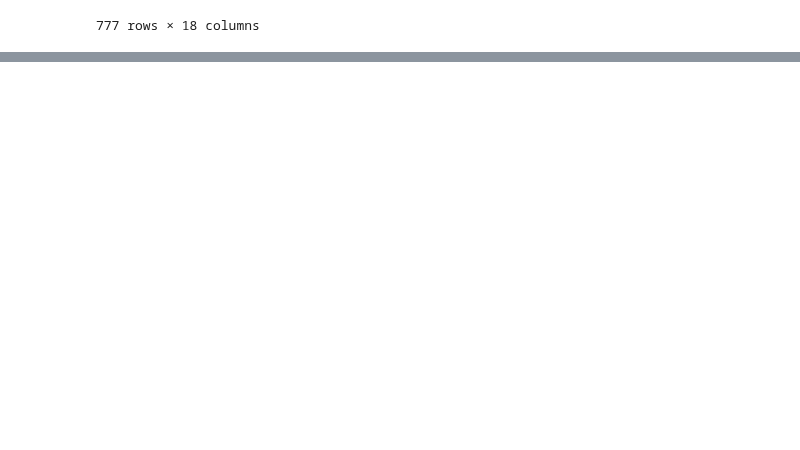
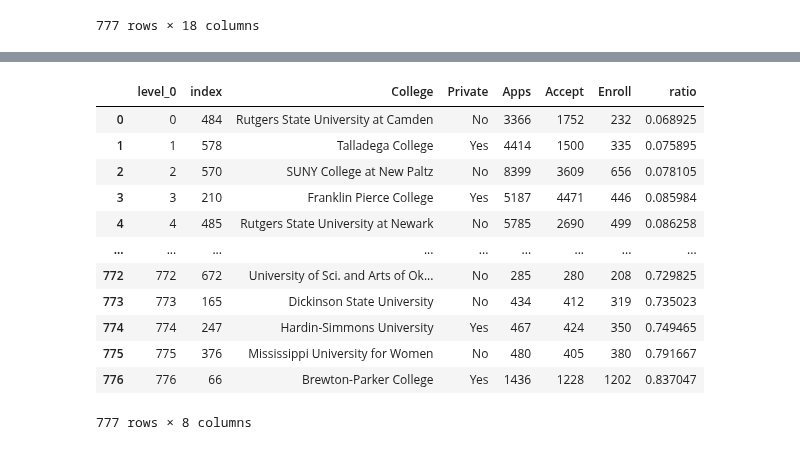
Before and after one commit to Datavizcowboy/PythonDatavizToolbox, a Jupyter notebook: Notebooks/07-Data_Analysis/2p4_Extra_College.ipynb, the cells around one changed output, grey strips where cells are left out. Cells and saved outputs as stored; diff of their text form; code cells hidden in the pictures; blank space fills up the shorter version.

```diff
--- a/Notebooks/07-Data_Analysis/2p4_Extra_College.ipynb
+++ b/Notebooks/07-Data_Analysis/2p4_Extra_College.ipynb
@@ -44 +75,19 @@ college['ratio'] = college['Enroll']/college['Apps']
+# %%
+college = college.sort_values('ratio',ascending=True)
+college = college.reset_index()
+college
+# %% [output]
+|  | level_0 | index | College | Private | Apps | Accept | Enroll | ratio |
+| 0 | 0 | 484 | Rutgers State University at Camden | No | 3366 | 1752 | 232 | 0.068925 |
+| 1 | 1 | 578 | Talladega College | Yes | 4414 | 1500 | 335 | 0.075895 |
+| 2 | 2 | 570 | SUNY College at New Paltz | No | 8399 | 3609 | 656 | 0.078105 |
+| 3 | 3 | 210 | Franklin Pierce College | Yes | 5187 | 4471 | 446 | 0.085984 |
+| 4 | 4 | 485 | Rutgers State University at Newark | No | 5785 | 2690 | 499 | 0.086258 |
+| ... | ... | ... | ... | ... | ... | ... | ... | ... |
+| 772 | 772 | 672 | University of Sci. and Arts of Ok... | No | 285 | 280 | 208 | 0.729825 |
+| 773 | 773 | 165 | Dickinson State University | No | 434 | 412 | 319 | 0.735023 |
+| 774 | 774 | 247 | Hardin-Simmons University | Yes | 467 | 424 | 350 | 0.749465 |
+| 775 | 775 | 376 | Mississippi University for Women | No | 480 | 405 | 380 | 0.791667 |
+| 776 | 776 | 66 | Brewton-Parker College | Yes | 1436 | 1228 | 1202 | 0.837047 |
+777 rows × 8 columns
 # %%
```
Also changed, not shown: parts of 14 cells of this notebook.
